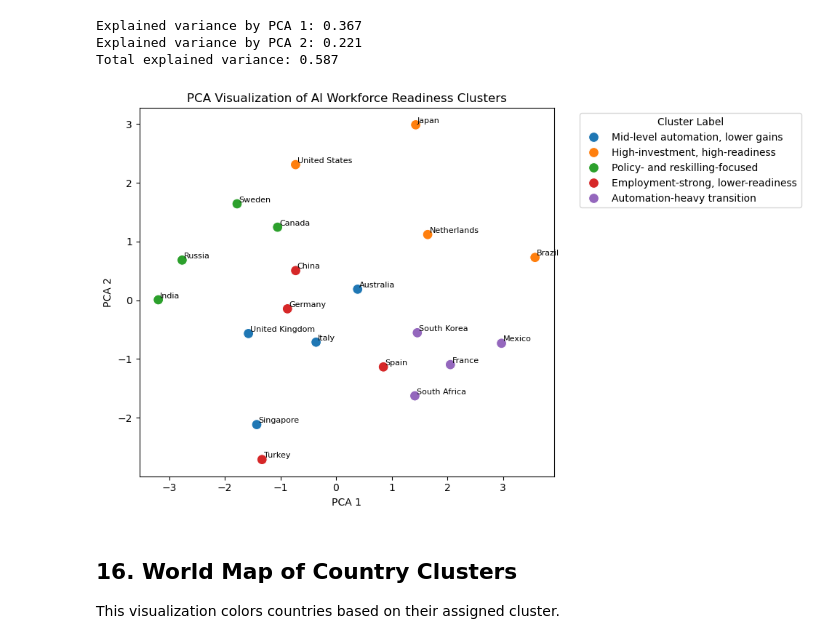
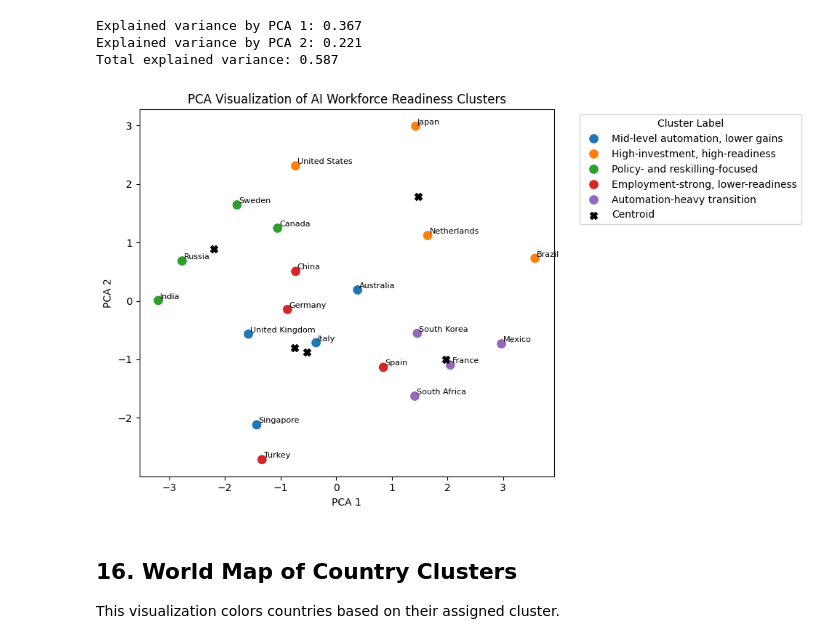
Before and after one commit to cdvincoy/Mini-Project-197, a Jupyter notebook: Mini Project K Means 5 Clusters.ipynb, the cells around one changed output. Cells and saved outputs as stored; diff of their text form; code cells hidden in the pictures.

Commit message:
feat: add raw data visualization & cluster validation

```diff
--- a/Mini Project K Means 5 Clusters.ipynb
+++ b/Mini Project K Means 5 Clusters.ipynb
@@ -444,6 +548,7 @@ PCA reduces the selected features into two components for visualization. The act
 # %%
 pca = PCA(n_components=2)
 components = pca.fit_transform(X_scaled)
+centroids_pca = pca.transform(kmeans.cluster_centers_)
 
 df_country["PCA1"] = components[:, 0]
 df_country["PCA2"] = components[:, 1]
@@ -459,25 +564,35 @@ Total explained variance: 0.587
 # %%
 plt.figure(figsize=(10, 6))
 sns.scatterplot(
     data=df_country,
     x="PCA1",
     y="PCA2",
     hue="Cluster_Label",
     s=100
 )
 
+plt.scatter(
+    centroids_pca[:,0],
+    centroids_pca[:,1],
+    c='black',
+    marker='X',
+    s=50,
+    label='Centroid'
+)
+
 # Add country labels
 for _, row in df_country.iterrows():
     plt.text(row["PCA1"] + 0.03, row["PCA2"] + 0.03, row["Country"], fontsize=8)
 
 plt.title("PCA Visualization of AI Workforce Readiness Clusters")
 plt.xlabel("PCA 1")
 plt.ylabel("PCA 2")
 plt.legend(title="Cluster Label", bbox_to_anchor=(1.05, 1), loc="upper left")
+plt.savefig("pca-with-centroid.png", dpi=300)
 plt.tight_layout()
 plt.show()
 # %% [output]
-[figure, old version]
+[figure, new version]
 # %% [markdown]
 ## 16. World Map of Country Clusters
 
```
Also changed, not shown: parts of 16 cells of this notebook.
